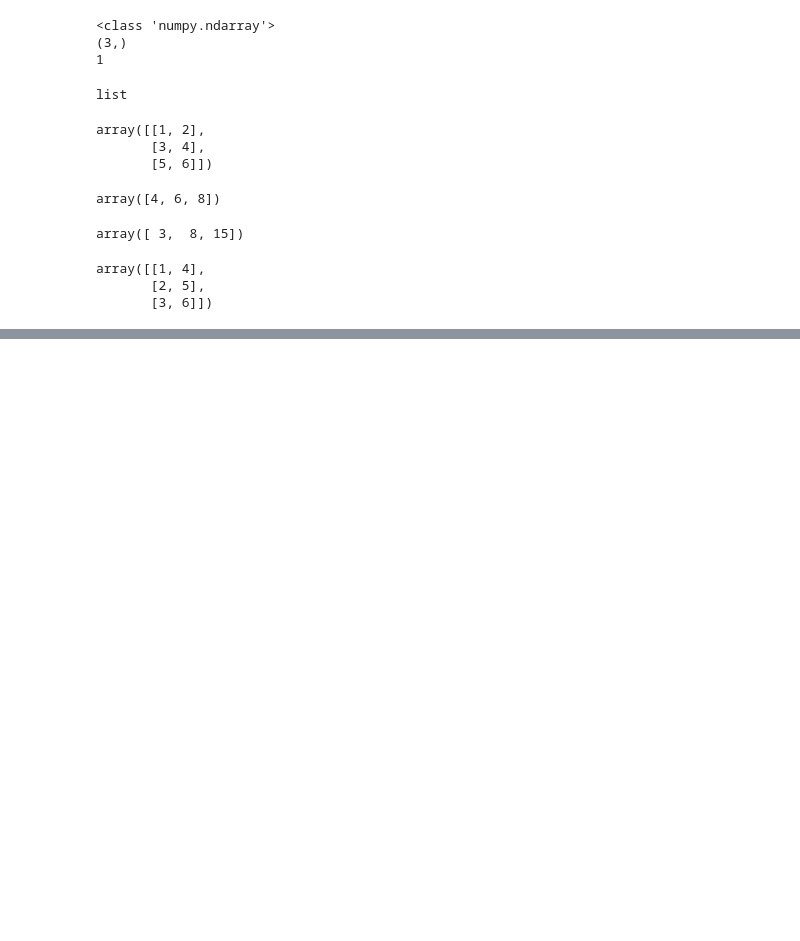
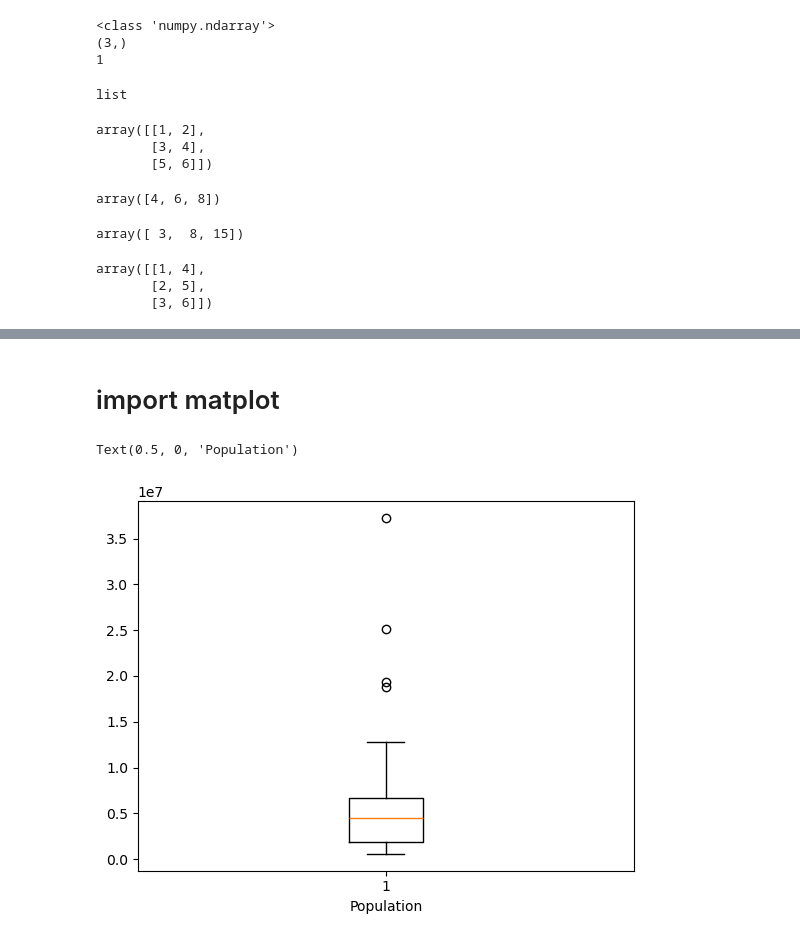
Before and after one commit to Eslamadelelkhouly/AI-projects, a Jupyter notebook: python for data analysis/s04.ipynb, the cells around one changed output, grey strips where cells are left out. Drawn from its saved outputs; the diff is of its cells as text; code cells hidden in the pictures; blank space fills up the shorter version.

```diff
--- a/python for data analysis/s04.ipynb
+++ b/python for data analysis/s04.ipynb
@@ -78,0 +195,9 @@ array([[1, 4],
+# %% [markdown]
+# import matplot
+# %%
+import matplotlib.pyplot as plt
+plt.boxplot(data['Population'])
+plt.xlabel('Population')
+# %% [output]
+Text(0.5, 0, 'Population')
+[figure, added]
```
Also changed, not shown: parts of 27 cells of this notebook, 1 other file.
